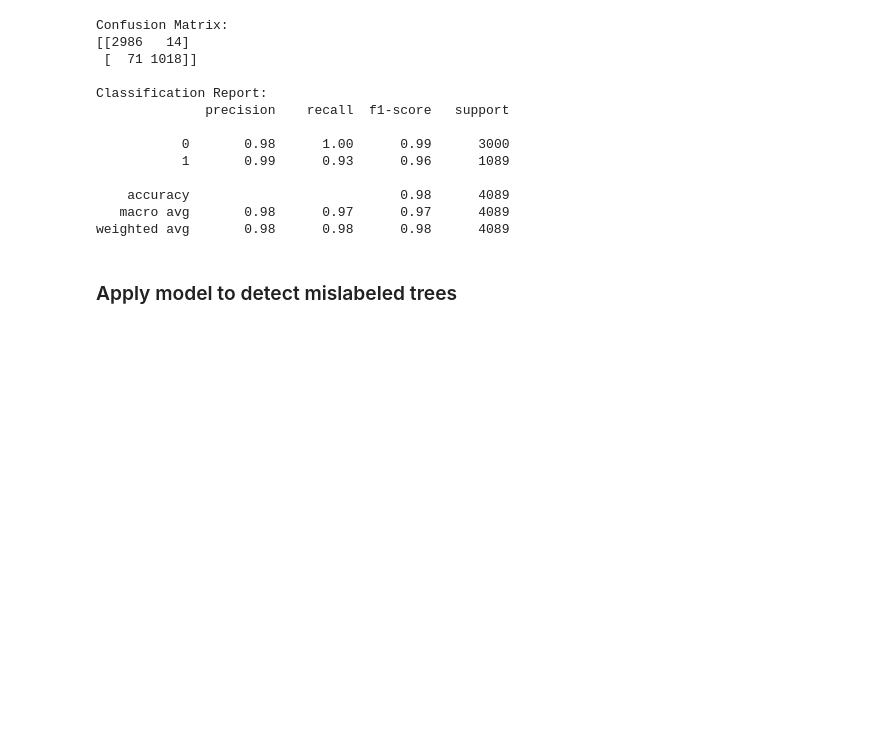
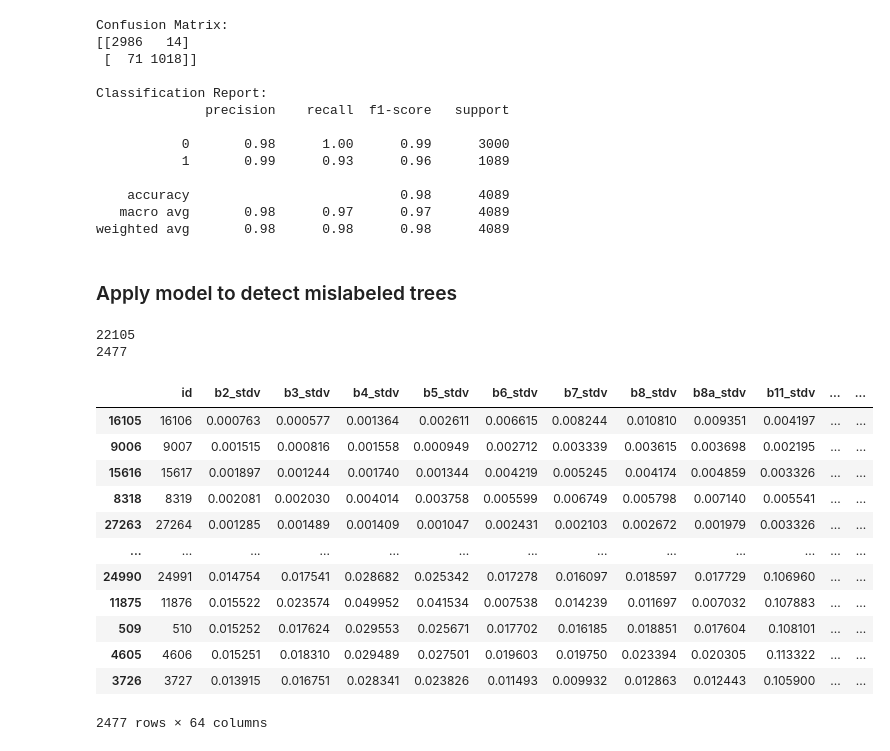
Before and after one commit to RafaelRiesle/tree_classification, a Jupyter notebook: notebooks/evelin/detect_disturbed_trees.ipynb, the cells around one changed output. Saved outputs shown, nothing was run; the diff lists cells and outputs as text; code cells hidden in the pictures; blank space fills up the shorter version.

```diff
--- a/notebooks/evelin/detect_disturbed_trees.ipynb
+++ b/notebooks/evelin/detect_disturbed_trees.ipynb
@@ -207,8 +233,8 @@ plot_timeseries_oneid(10689, col)
 # %% [markdown]
 ### Build training data from data with presumably correctly labeled data
 # %%
-disturbed_df = std_slope_df[std_slope_df["is_disturbed"]].copy()
-healthy_df = std_slope_df[~std_slope_df["is_disturbed"]].copy()
+disturbed_df = stdv_slope_diff_df[stdv_slope_diff_df["is_disturbed"]].copy()
+healthy_df = stdv_slope_diff_df[~stdv_slope_diff_df["is_disturbed"]].copy()
 # %%
 top_features = ["b11_slope", "b5_slope", "b11_stdv", "gndvi_stdv"]
 healthy_df["combi_top_features"] = healthy_df[top_features].mean(axis=1)
@@ -262,11 +290,11 @@ X_train, X_test, y_train, y_test = train_test_split(
 # %%
-model = RandomForestClassifier(n_estimators=200, random_state=42)
-model.fit(X_train, y_train)
+# model = RandomForestClassifier(n_estimators=200, random_state=42)
+# model.fit(X_train, y_train)
 
-y_pred = model.predict(X_test)
-y_prob = model.predict_proba(X_test)[:, 1]
+# y_pred = model.predict(X_test)
+# y_prob = model.predict_proba(X_test)[:, 1]
 
-print("Confusion Matrix:")
-print(confusion_matrix(y_test, y_pred))
-print("\nClassification Report:")
-print(classification_report(y_test, y_pred))
+# print("Confusion Matrix:")
+# print(confusion_matrix(y_test, y_pred))
+# print("\nClassification Report:")
+# print(classification_report(y_test, y_pred))
@@ -321,4 +335,27 @@ weighted avg       0.98      0.98      0.98      4089
 # %% [markdown]
 ### Apply model to detect mislabeled trees
 # %%
-# tbd
+X_healthy= healthy_df[feature_cols]
+healthy_df["is_disturbed_pred"] = xgb_model.predict(X_healthy)
+# %%
+print(len(healthy_df[healthy_df["is_disturbed_pred"]==0]))
+print(len(healthy_df[healthy_df["is_disturbed_pred"]==1]))
+# %% [output]
+22105
+2477
+# %%
+healthy_df[healthy_df["is_disturbed_pred"]==1].sort_values(by="combi_top_features")
+# %% [output]
+|  | id | b2_stdv | b3_stdv | b4_stdv | b5_stdv | b6_stdv | b7_stdv | b8_stdv | b8a_stdv | b11_stdv | ... | ... |
+| 16105 | 16106 | 0.000763 | 0.000577 | 0.001364 | 0.002611 | 0.006615 | 0.008244 | 0.010810 | 0.009351 | 0.004197 | ... | ... |
+| 9006 | 9007 | 0.001515 | 0.000816 | 0.001558 | 0.000949 | 0.002712 | 0.003339 | 0.003615 | 0.003698 | 0.002195 | ... | ... |
+| 15616 | 15617 | 0.001897 | 0.001244 | 0.001740 | 0.001344 | 0.004219 | 0.005245 | 0.004174 | 0.004859 | 0.003326 | ... | ... |
+| 8318 | 8319 | 0.002081 | 0.002030 | 0.004014 | 0.003758 | 0.005599 | 0.006749 | 0.005798 | 0.007140 | 0.005541 | ... | ... |
+| 27263 | 27264 | 0.001285 | 0.001489 | 0.001409 | 0.001047 | 0.002431 | 0.002103 | 0.002672 | 0.001979 | 0.003326 | ... | ... |
+| ... | ... | ... | ... | ... | ... | ... | ... | ... | ... | ... | ... | ... |
+| 24990 | 24991 | 0.014754 | 0.017541 | 0.028682 | 0.025342 | 0.017278 | 0.016097 | 0.018597 | 0.017729 | 0.106960 | ... | ... |
+| 11875 | 11876 | 0.015522 | 0.023574 | 0.049952 | 0.041534 | 0.007538 | 0.014239 | 0.011697 | 0.007032 | 0.107883 | ... | ... |
+| 509 | 510 | 0.015252 | 0.017624 | 0.029553 | 0.025671 | 0.017702 | 0.016185 | 0.018851 | 0.017604 | 0.108101 | ... | ... |
+| 4605 | 4606 | 0.015251 | 0.018310 | 0.029489 | 0.027501 | 0.019603 | 0.019750 | 0.023394 | 0.020305 | 0.113322 | ... | ... |
+| 3726 | 3727 | 0.013915 | 0.016751 | 0.028341 | 0.023826 | 0.011493 | 0.009932 | 0.012863 | 0.012443 | 0.105900 | ... | ... |
+2477 rows × 64 columns
```
Also changed, not shown: parts of 18 cells of this notebook.
